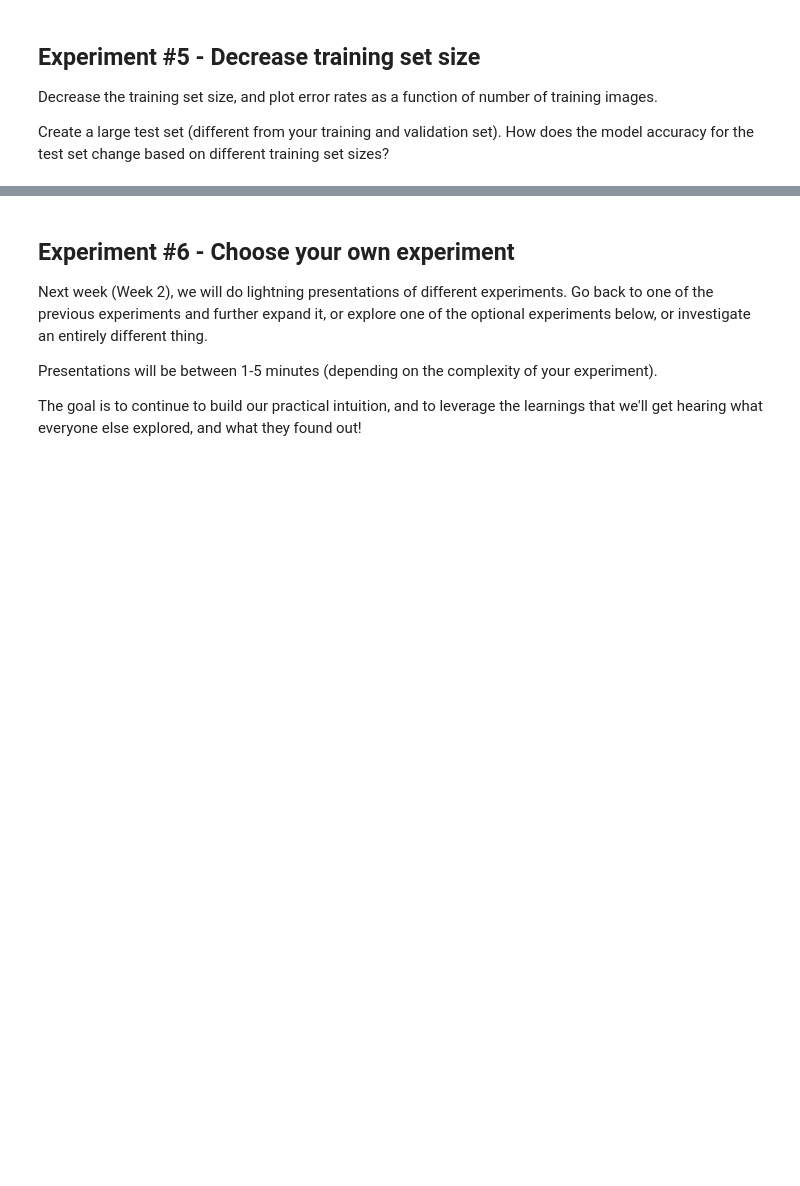
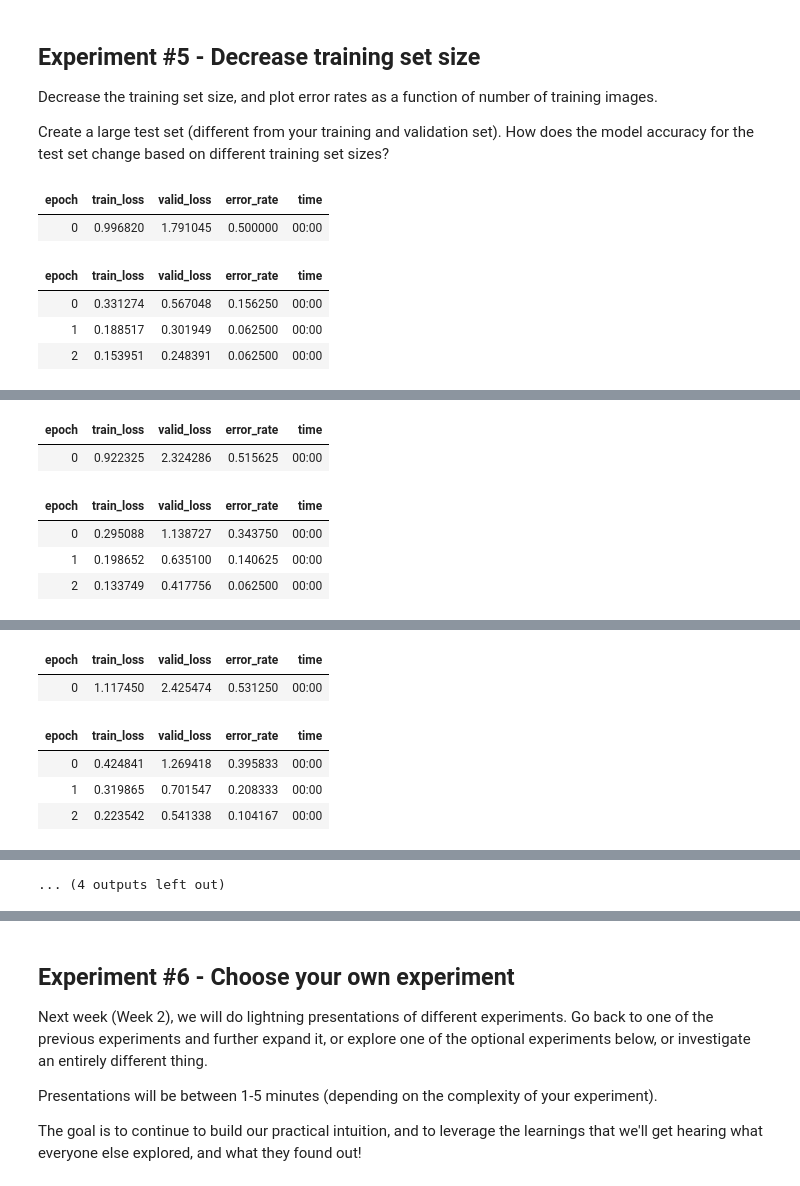
Before and after one commit to praneethys/codepath-bootcamp, a Jupyter notebook: notebooks/AI_LLM_for_Devs_Week_1_Experiment_notebook.ipynb, the cells around one changed output, grey strips where cells are left out. Drawn from its saved outputs; the diff is of its cells as text; code cells hidden in the pictures; blank space fills up the shorter version.

```diff
--- a/notebooks/AI_LLM_for_Devs_Week_1_Experiment_notebook.ipynb
+++ b/notebooks/AI_LLM_for_Devs_Week_1_Experiment_notebook.ipynb
@@ -376,0 +375,52 @@ Create a large test set (different from your training and validation set). How d
+# %%
+# Experiment #5 code
+from pathlib import Path
+from fastai.vision.all import *
+
+path = Path('../data/bird_or_not')
+
+failed = verify_images(get_image_files(path))
+failed.map(Path.unlink)
+len(failed)
+
+valid_pcts = [0.2, 0.4, 0.6, 0.8]
+num_training_images = []
+training_error_rates = []
+inference_error_rates = []
+
+for valid_pct in valid_pcts:
+    dls = DataBlock(
+        blocks=(ImageBlock, CategoryBlock),
+        get_items=get_image_files,
+        splitter=RandomSplitter(valid_pct=valid_pct, seed=42),
+        get_y=parent_label,
+        item_tfms=[Resize(192, method='squish')]
+    ).dataloaders(path, bs=32)
+
+    # Train the model
+    num_training_images.append(len(dls.train_ds))
+    learn = vision_learner(dls, resnet18, metrics=error_rate)
+    learn.fine_tune(3)
+    training_error_rates.append(learn.validate()[1])
+
+    # Get the test images and labels
+    test_images = get_image_files('../data_test/bird_or_not')
+    dls_test = dls.test_dl(test_images, with_labels=True)
+
+    # preds are the predicted probabilities for each class, and labels are the actual labels.
+    # The labels are represented as integers, with each integer corresponding to a different class.
+    # You can use the dls.vocab attribute to convert these integers back to class names if needed.
+    preds, labels = learn.get_preds(dl=dls_test)
+    preds = torch.argmax(preds, dim=1)
+
+    # The error_rate is calculated as the proportion of incorrect predictions.
+    # To calculate it, you need to compare your predictions (preds) to the actual labels.
+    _error_rate = 1 - (preds == labels).float().mean().item()
+    inference_error_rates.append(_error_rate)
+# %% [output]
+| epoch | train_loss | valid_loss | error_rate | time |
+| 0 | 0.996820 | 1.791045 | 0.500000 | 00:00 |
+| epoch | train_loss | valid_loss | error_rate | time |
+| 0 | 0.331274 | 0.567048 | 0.156250 | 00:00 |
+| 1 | 0.188517 | 0.301949 | 0.062500 | 00:00 |
+| 2 | 0.153951 | 0.248391 | 0.062500 | 00:00 |
@@ -376,0 +429,6 @@ Create a large test set (different from your training and validation set). How d
+| epoch | train_loss | valid_loss | error_rate | time |
+| 0 | 0.922325 | 2.324286 | 0.515625 | 00:00 |
+| epoch | train_loss | valid_loss | error_rate | time |
+| 0 | 0.295088 | 1.138727 | 0.343750 | 00:00 |
+| 1 | 0.198652 | 0.635100 | 0.140625 | 00:00 |
+| 2 | 0.133749 | 0.417756 | 0.062500 | 00:00 |
@@ -376,0 +437,6 @@ Create a large test set (different from your training and validation set). How d
+| epoch | train_loss | valid_loss | error_rate | time |
+| 0 | 1.117450 | 2.425474 | 0.531250 | 00:00 |
+| epoch | train_loss | valid_loss | error_rate | time |
+| 0 | 0.424841 | 1.269418 | 0.395833 | 00:00 |
+| 1 | 0.319865 | 0.701547 | 0.208333 | 00:00 |
+| 2 | 0.223542 | 0.541338 | 0.104167 | 00:00 |
@@ -376,0 +445 @@ Create a large test set (different from your training and validation set). How d
+... (4 outputs left out)
```
Also changed, not shown: parts of 6 cells of this notebook.
